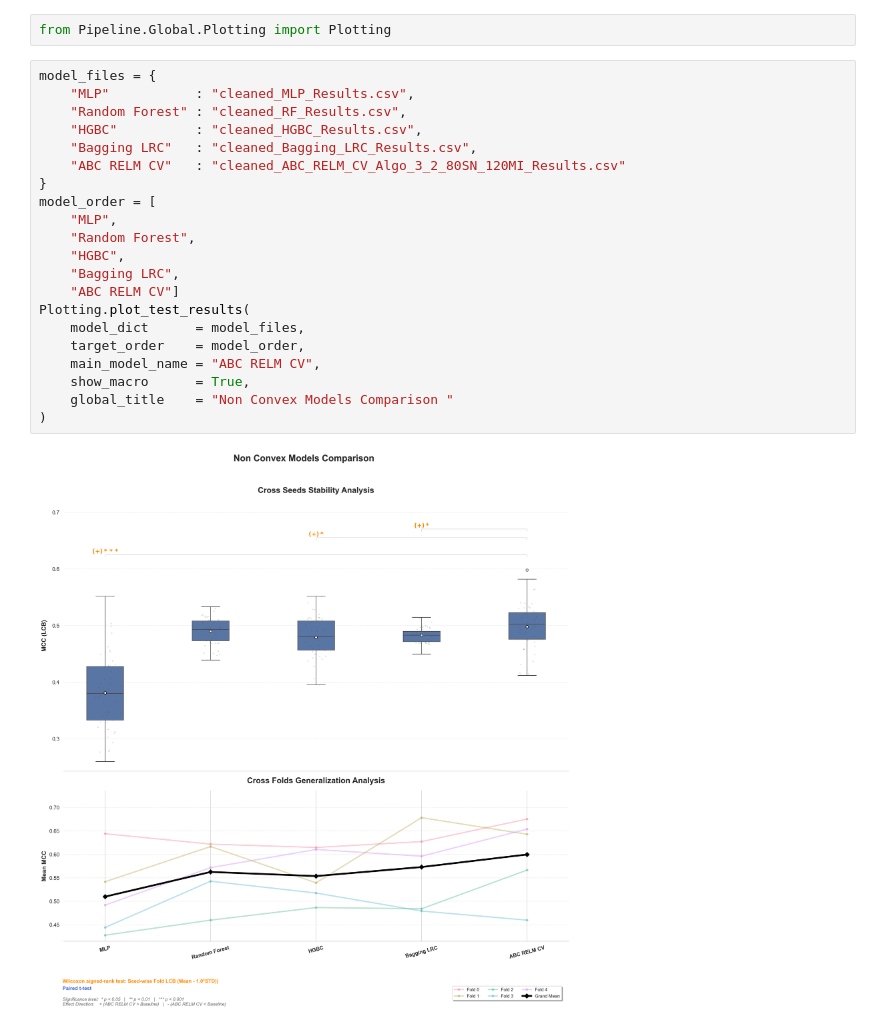
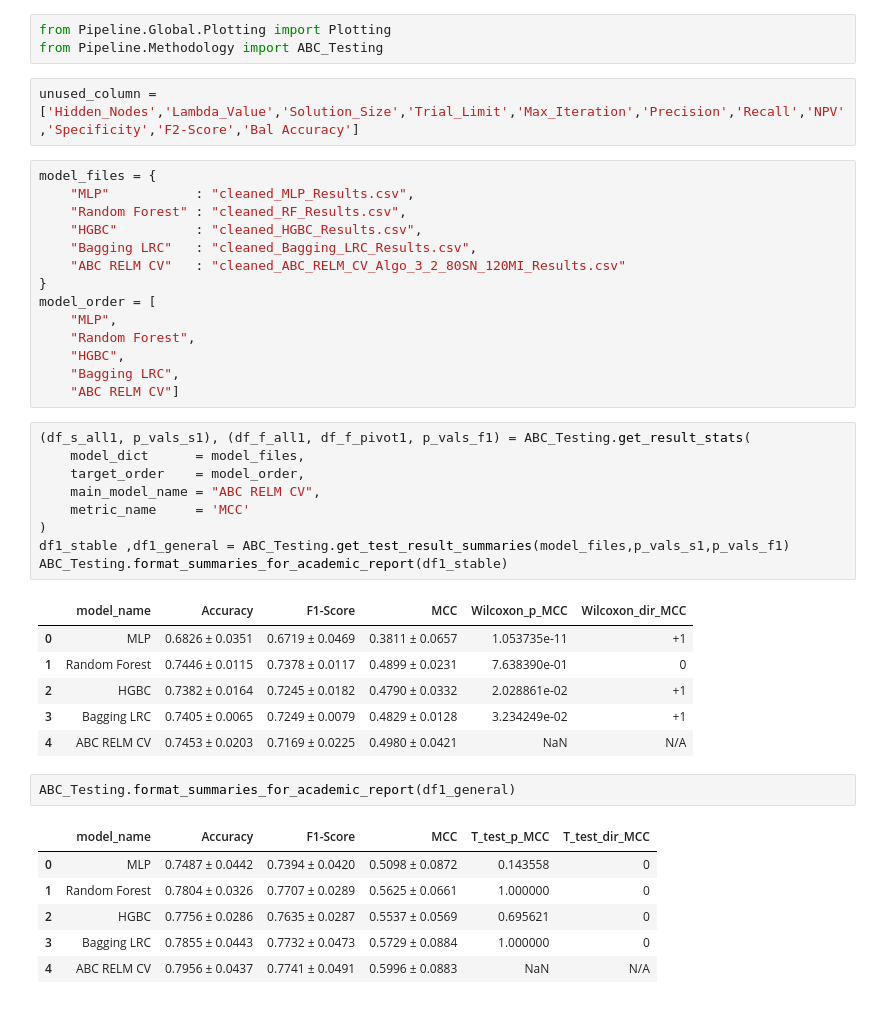
Before and after one commit to youquanneu/COMP3200_Individual_Project, a Jupyter notebook: Report Preparation/Result and Discussion/Final Testing/Outer Model Comparison.ipynb, the cells around one changed output. Cells and saved outputs as stored; diff of their text form.

```diff
--- a/Report Preparation/Result and Discussion/Final Testing/Outer Model Comparison.ipynb
+++ b/Report Preparation/Result and Discussion/Final Testing/Outer Model Comparison.ipynb
@@ -1,5 +1,8 @@
 # %%
 from Pipeline.Global.Plotting import Plotting
+from Pipeline.Methodology import ABC_Testing
+# %%
+unused_column =['Hidden_Nodes','Lambda_Value','Solution_Size','Trial_Limit','Max_Iteration','Precision','Recall','NPV','Specificity','F2-Score','Bal Accuracy']
 # %%
 model_files = {
     "MLP"           : "cleaned_MLP_Results.csv",
@@ -14,12 +17,28 @@ model_order = [
     "HGBC",
     "Bagging LRC",
     "ABC RELM CV"]
-Plotting.plot_test_results(
-    model_dict      = model_files,
-    target_order    = model_order,
-    main_model_name = "ABC RELM CV",
-    show_macro      = True,
-    global_title    = "Non Convex Models Comparison "
-)
-# %% [output]
-[figure, removed]
+# %%
+(df_s_all1, p_vals_s1), (df_f_all1, df_f_pivot1, p_vals_f1) = ABC_Testing.get_result_stats(
+    model_dict      = model_files,
+    target_order    = model_order,
+    main_model_name = "ABC RELM CV",
+    metric_name     = 'MCC'
+)
+df1_stable ,df1_general = ABC_Testing.get_test_result_summaries(model_files,p_vals_s1,p_vals_f1)
+ABC_Testing.format_summaries_for_academic_report(df1_stable)
+# %% [output]
+|  | model_name | Accuracy | F1-Score | MCC | Wilcoxon_p_MCC | Wilcoxon_dir_MCC |
+| 0 | MLP | 0.6826 ± 0.0351 | 0.6719 ± 0.0469 | 0.3811 ± 0.0657 | 1.053735e-11 | +1 |
+| 1 | Random Forest | 0.7446 ± 0.0115 | 0.7378 ± 0.0117 | 0.4899 ± 0.0231 | 7.638390e-01 | 0 |
+| 2 | HGBC | 0.7382 ± 0.0164 | 0.7245 ± 0.0182 | 0.4790 ± 0.0332 | 2.028861e-02 | +1 |
+| 3 | Bagging LRC | 0.7405 ± 0.0065 | 0.7249 ± 0.0079 | 0.4829 ± 0.0128 | 3.234249e-02 | +1 |
+| 4 | ABC RELM CV | 0.7453 ± 0.0203 | 0.7169 ± 0.0225 | 0.4980 ± 0.0421 | NaN | N/A |
+# %%
+ABC_Testing.format_summaries_for_academic_report(df1_general)
+# %% [output]
+|  | model_name | Accuracy | F1-Score | MCC | T_test_p_MCC | T_test_dir_MCC |
+| 0 | MLP | 0.7487 ± 0.0442 | 0.7394 ± 0.0420 | 0.5098 ± 0.0872 | 0.143558 | 0 |
+| 1 | Random Forest | 0.7804 ± 0.0326 | 0.7707 ± 0.0289 | 0.5625 ± 0.0661 | 1.000000 | 0 |
+| 2 | HGBC | 0.7756 ± 0.0286 | 0.7635 ± 0.0287 | 0.5537 ± 0.0569 | 0.695621 | 0 |
+| 3 | Bagging LRC | 0.7855 ± 0.0443 | 0.7732 ± 0.0473 | 0.5729 ± 0.0884 | 1.000000 | 0 |
+| 4 | ABC RELM CV | 0.7956 ± 0.0437 | 0.7741 ± 0.0491 | 0.5996 ± 0.0883 | NaN | N/A |
```
Also changed, not shown: parts of 5 cells of this notebook, 3 other files.
